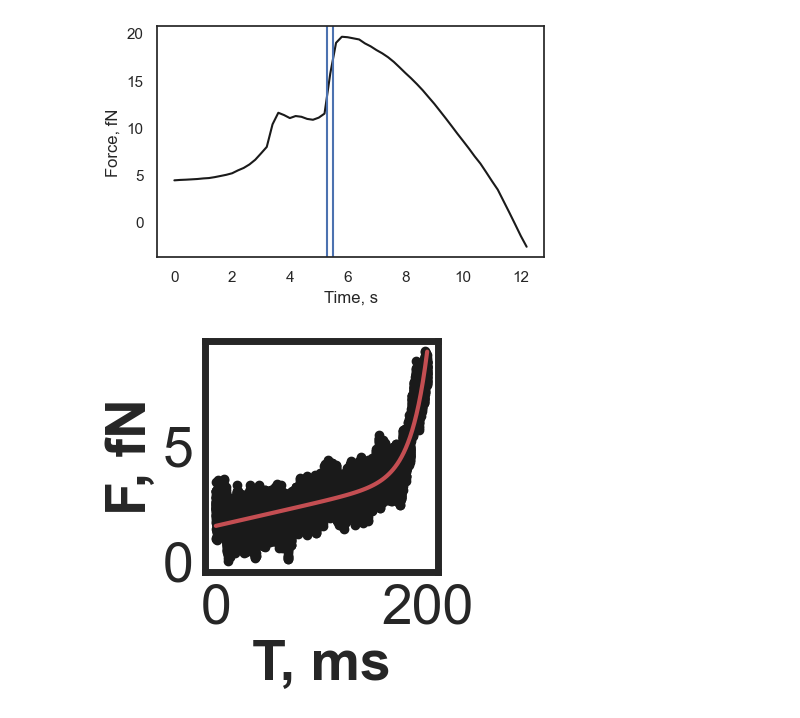
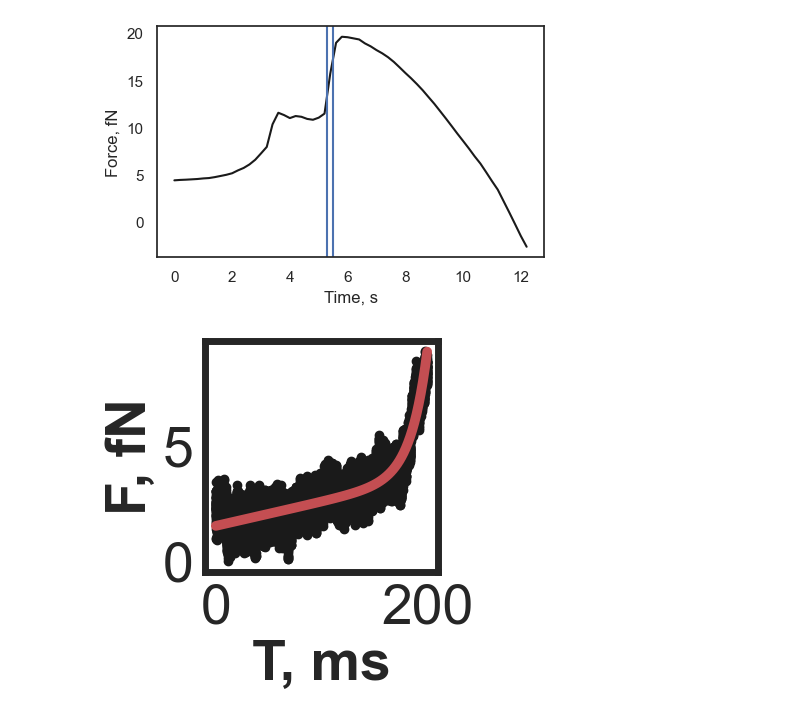
Before and after one commit to walterlab-um/intra_condensate_SPT, a Jupyter notebook: plot_paper_figure/Fig1_CTRAP_fit_histo.ipynb, the cells around one changed output. Drawn from its saved outputs; the diff is of its cells as text; code cells hidden in the pictures.

```diff
--- a/plot_paper_figure/Fig1_CTRAP_fit_histo.ipynb
+++ b/plot_paper_figure/Fig1_CTRAP_fit_histo.ipynb
@@ -93,35 +93,35 @@ f_fitted = func(
     popt[2],
     popt[3],
 )
-plt.plot(t_toplot, f_fitted, color="r", lw=3)
+plt.plot(t_toplot, f_fitted, color="r", lw=7)
 fontsize_inlet = 40
 # plt.title(
 #     "tau = " + str(round(popt[2], 2)) + " ms",
 #     weight="bold",
 #     fontsize=fontsize_inlet,
 #     )
 plt.xlabel(
     "T, ms",
     weight="bold",
     fontsize=fontsize_inlet,
     )
 plt.ylabel(
     "F, fN",
     weight="bold",
     fontsize=fontsize_inlet,
     )
 plt.gca().tick_params(
     axis="both",
     labelsize=fontsize_inlet,
     direction="out",
     length=5,
     width=1,
 )
 plt.gca().spines[:].set_linewidth(5)
 plt.savefig(fname[:-3] + "-fitting.png", format="png", dpi=300, bbox_inches='tight')
 plt.show()
 # %% [output]
-[figure, old version]
+[figure, new version]
 # %%
 # histogram
 df = pd.read_csv("fitting_largest_jump_results.csv")
```
Also changed, not shown: parts of 1 cell of this notebook.
